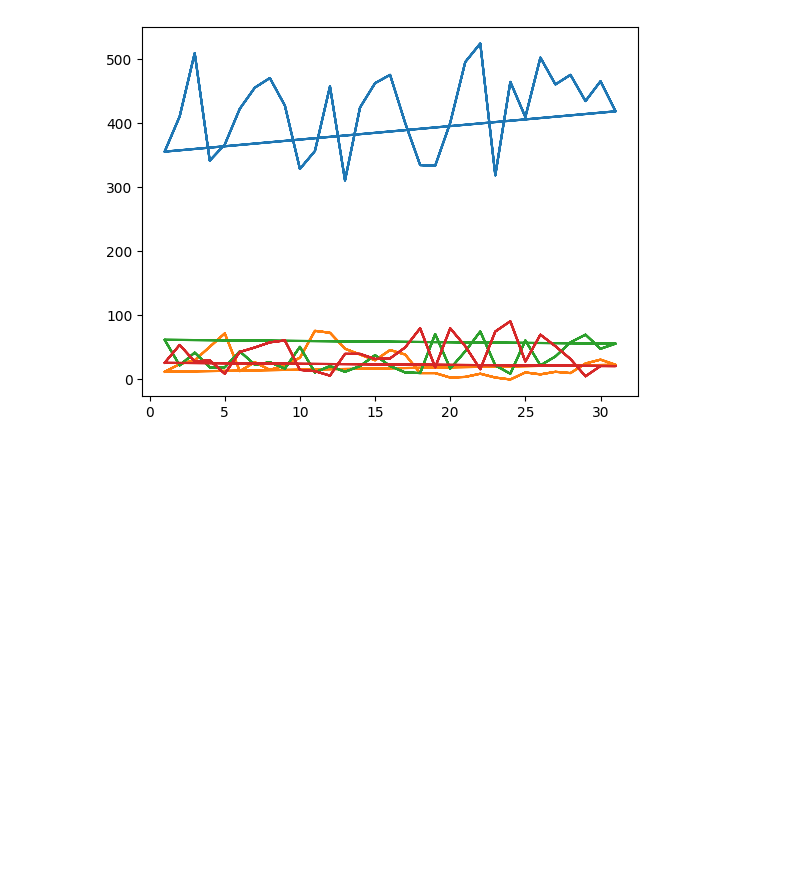
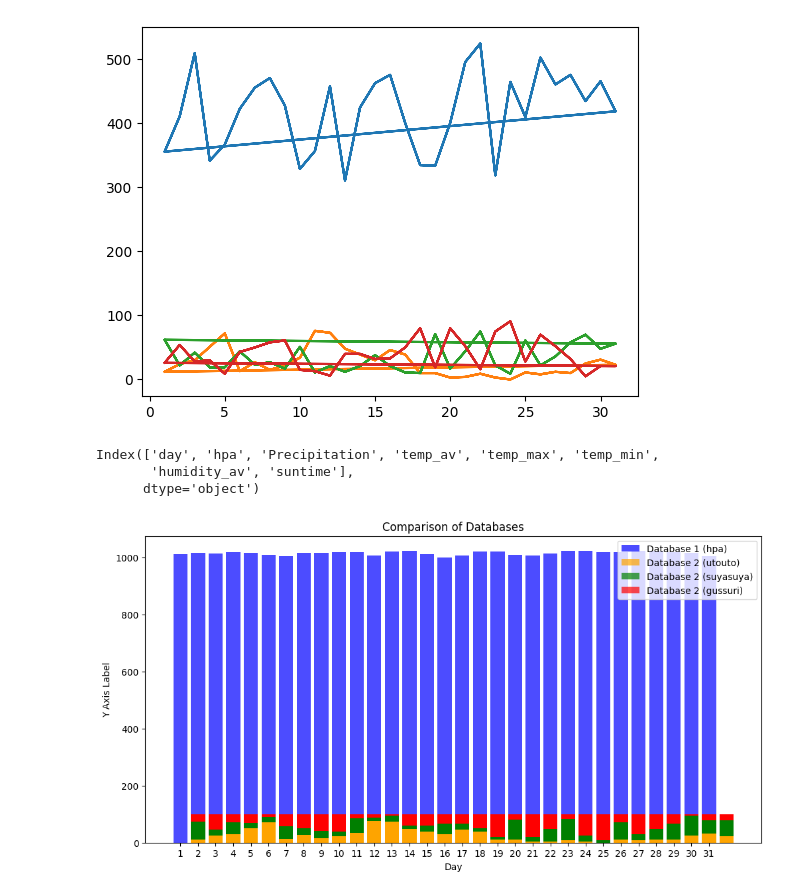
Before and after one commit to takaaaaaayuki/dsfinalpro, a Jupyter notebook: sleep_lv2.ipynb, the cells around one changed output. Drawn from its saved outputs; the diff is of its cells as text; code cells hidden in the pictures; blank space fills up the shorter version.

```diff
--- a/sleep_lv2.ipynb
+++ b/sleep_lv2.ipynb
@@ -437,3 +437,61 @@ plt.show()
 # %% [output]
 ValueError: x and y must have same first dimension, but have shapes (124,) and (31,)
 [figure]
+# %%
+# データベース1 (SQLite) からデータを取得
+db1_conn = sqlite3.connect('/Users/takayuki/dsfinalpro/sleeplv2.sqlite')
+db1_query = "SELECT * FROM sleeplv LIMIT 1"  # your_db1_table_nameを実際のテーブル名に変更してください
+db1_data_sample = pd.read_sql_query(db1_query, db1_conn)
+
+# 列名を表示
+print(db1_data_sample.columns)
+
+# 接続を閉じる
+db1_conn.close()
+# %% [output]
+Index(['day', 'hpa', 'Precipitation', 'temp_av', 'temp_max', 'temp_min',
+       'humidity_av', 'suntime'],
+      dtype='object')
+# %%
+import sqlite3
+import pandas as pd
+import matplotlib.pyplot as plt
+
+# データベース1 (SQLite) からデータを取得
+db1_conn = sqlite3.connect('/Users/takayuki/dsfinalpro/sleeplv2.sqlite')
+db1_query = "SELECT day, hpa FROM sleeplv"  # your_db1_table_nameを実際のテーブル名に変更
+db1_data = pd.read_sql_query(db1_query, db1_conn)
+
+# データベース2 からデータを取得
+# 仮にデータベース2がSQLiteの場合
+db2_conn = sqlite3.connect('/Users/takayuki/dsfinalpro/sleep_level.db')
+db2_query = "SELECT day, utouto, suyasuya, gussuri FROM sleep_table"  # your_db2_table_nameを実際のテーブル名に変更
+db2_data = pd.read_sql_query(db2_query, db2_conn)
+
+# グラフを描画
+plt.figure(figsize=(12, 6))
+
+# データベース1のデータを棒グラフで表示
+plt.bar(db1_data['day'], db1_data['hpa'], label='Database 1 (hpa)', color='blue', alpha=0.7)
+
+# データベース2のデータを棒グラフで表示
+plt.bar(db2_data['day'], db2_data['utouto'], label='Database 2 (utouto)', color='orange', alpha=0.7)
+plt.bar(db2_data['day'], db2_data['suyasuya'], bottom=db2_data['utouto'], label='Database 2 (suyasuya)', color='green', alpha=0.7)
+plt.bar(db2_data['day'], db2_data['gussuri'], bottom=db2_data['utouto']+db2_data['suyasuya'], label='Database 2 (gussuri)', color='red', alpha=0.7)
+
+# グラフにタイトルとラベルを追加
+plt.title('Comparison of Databases')
+plt.xlabel('Day')
+plt.ylabel('Y Axis Label')
+
+# 凡例を表示
+plt.legend()
+
+# グラフを表示
+plt.show()
+
+# 接続を閉じる
+db1_conn.close()
+db2_conn.close() #end
+# %% [output]
+[figure, added]
```
Also changed, not shown: parts of 5 cells of this notebook.
